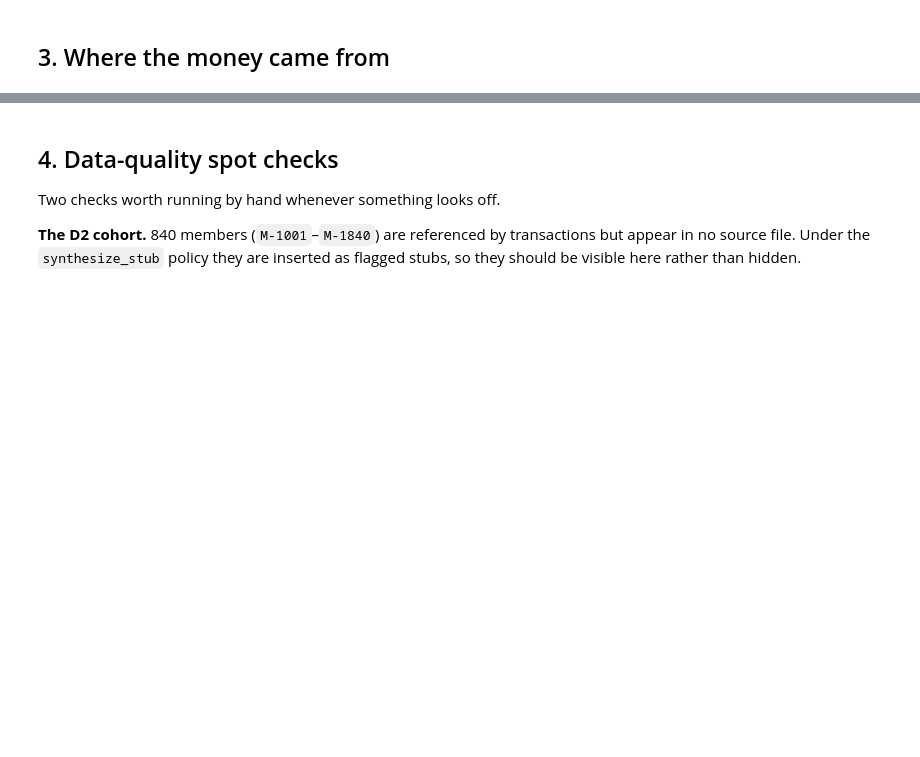
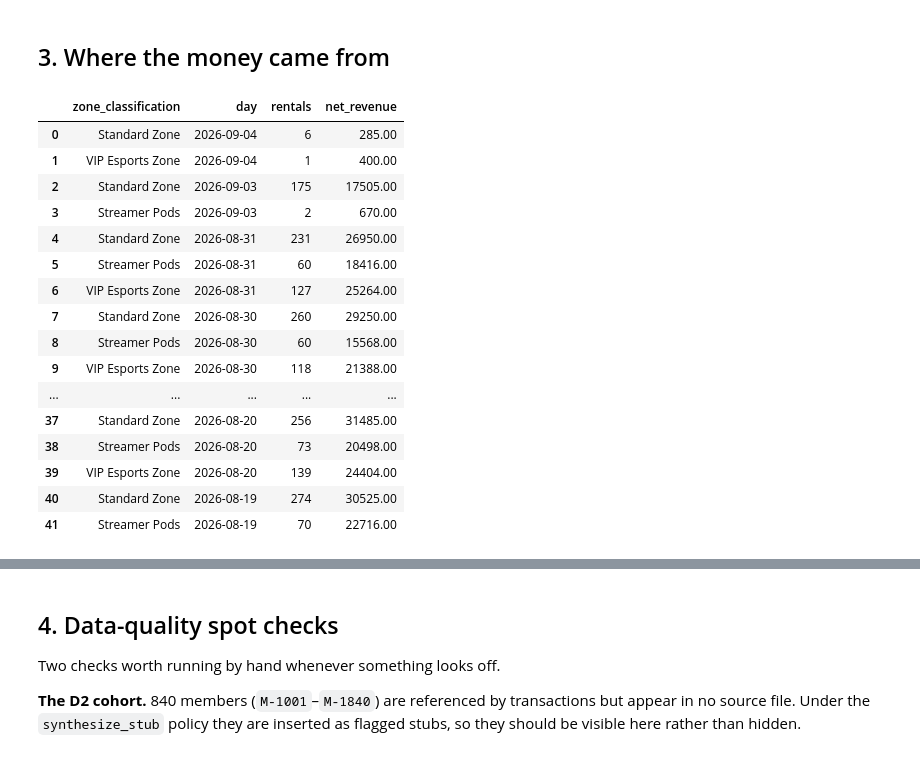
Before and after one commit to RCEjosephkarl/Internet-Cafe-Pipeline, a Jupyter notebook: notebooks/db_lens.ipynb, the cells around one changed output, grey strips where cells are left out. Cells and saved outputs as stored; diff of their text form; code cells hidden in the pictures; blank space fills up the shorter version.

```diff
--- a/notebooks/db_lens.ipynb
+++ b/notebooks/db_lens.ipynb
@@ -47,8 +85,26 @@ db_lens.workstation_status()
 # %% [markdown]
 ## 3. Where the money came from
 # %%
-revenue = db_lens.revenue_by_zone(limit_days=5)
+revenue = db_lens.revenue_by_zone(limit_days=14)
 revenue
+# %% [output]
+|  | zone_classification | day | rentals | net_revenue |
+| 0 | Standard Zone | 2026-09-04 | 6 | 285.00 |
+| 1 | VIP Esports Zone | 2026-09-04 | 1 | 400.00 |
+| 2 | Standard Zone | 2026-09-03 | 175 | 17505.00 |
+| 3 | Streamer Pods | 2026-09-03 | 2 | 670.00 |
+| 4 | Standard Zone | 2026-08-31 | 231 | 26950.00 |
+| 5 | Streamer Pods | 2026-08-31 | 60 | 18416.00 |
+| 6 | VIP Esports Zone | 2026-08-31 | 127 | 25264.00 |
+| 7 | Standard Zone | 2026-08-30 | 260 | 29250.00 |
+| 8 | Streamer Pods | 2026-08-30 | 60 | 15568.00 |
+| 9 | VIP Esports Zone | 2026-08-30 | 118 | 21388.00 |
+| ... | ... | ... | ... | ... |
+| 37 | Standard Zone | 2026-08-20 | 256 | 31485.00 |
+| 38 | Streamer Pods | 2026-08-20 | 73 | 20498.00 |
+| 39 | VIP Esports Zone | 2026-08-20 | 139 | 24404.00 |
+| 40 | Standard Zone | 2026-08-19 | 274 | 30525.00 |
+| 41 | Streamer Pods | 2026-08-19 | 70 | 22716.00 |
 # %%
 # Same data as a chart, when the table gets long enough to stop being readable.
 if not revenue.empty:
```
Also changed, not shown: parts of 12 cells of this notebook, 37 other files.
